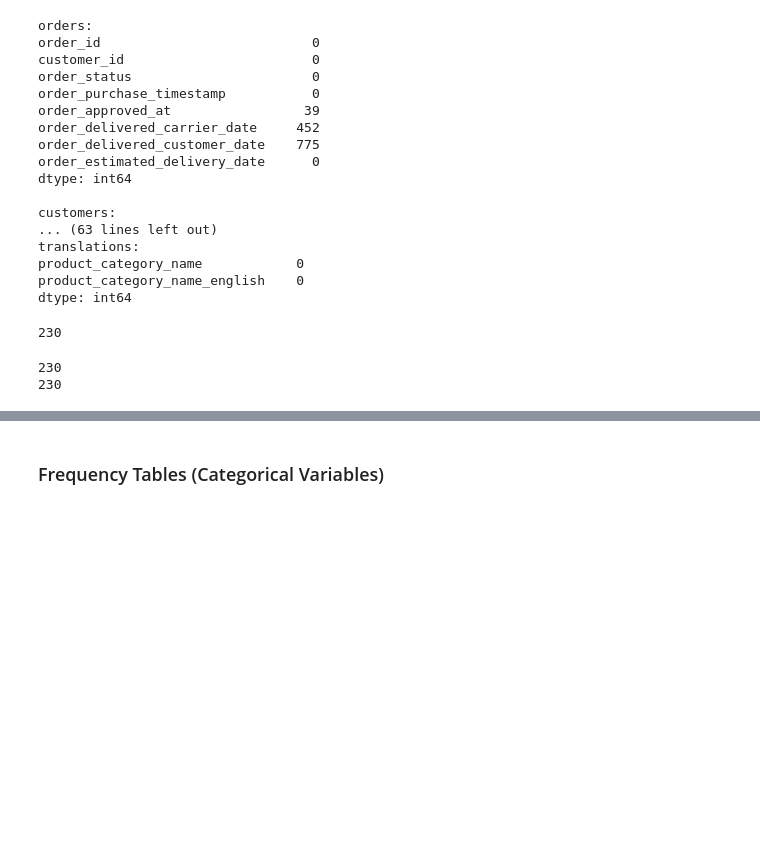
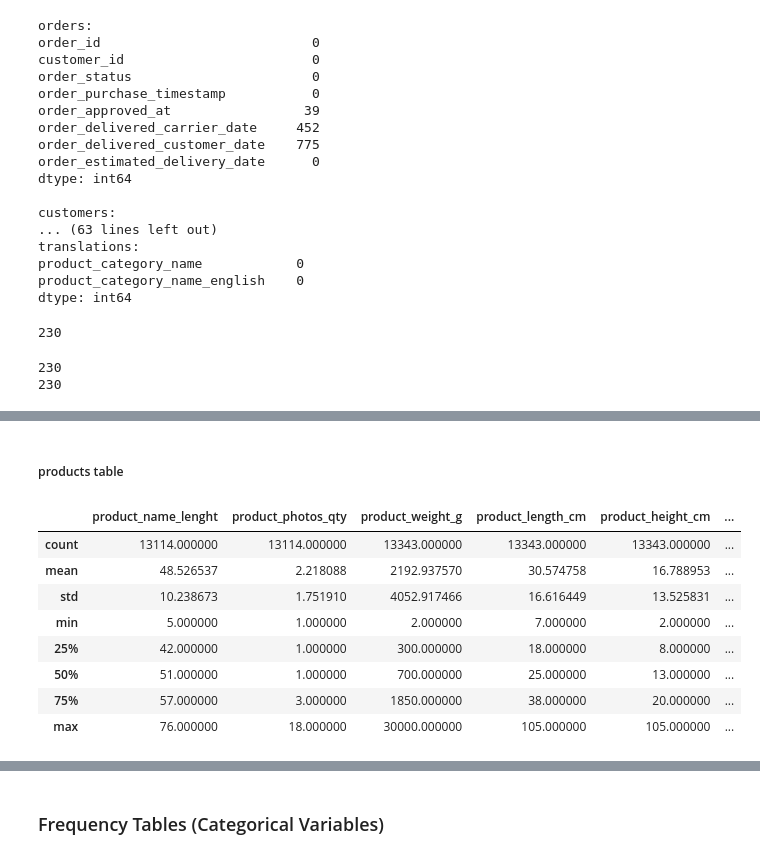
Before and after one commit to JonathanStachowiak/Option_2_Final_Project_Jonathan_Stachowiak, a Jupyter notebook: notebooks/olist_project_starter.ipynb, the cells around one changed output, grey strips where cells are left out. Drawn from its saved outputs; the diff is of its cells as text; code cells hidden in the pictures; blank space fills up the shorter version.

Commit message:
Milestone 1: completed descriptive statistics, frequency tables, early data quality issues, and initial cleaning plan

```diff
--- a/notebooks/olist_project_starter.ipynb
+++ b/notebooks/olist_project_starter.ipynb
@@ -316,0 +389,17 @@ print(missing_all_four.shape[0])
+# %% [markdown]
+##### products table
+# %%
+# Descriptive stats for quanititative variables in the products table.
+# Product description lenght was purposly excluded.
+products[["product_name_lenght", "product_photos_qty", "product_weight_g",
+          "product_length_cm", "product_height_cm", "product_width_cm"]].describe()
+# %% [output]
+|  | product_name_lenght | product_photos_qty | product_weight_g | product_length_cm | product_height_cm | ... |
+| count | 13114.000000 | 13114.000000 | 13343.000000 | 13343.000000 | 13343.000000 | ... |
+| mean | 48.526537 | 2.218088 | 2192.937570 | 30.574758 | 16.788953 | ... |
+| std | 10.238673 | 1.751910 | 4052.917466 | 16.616449 | 13.525831 | ... |
+| min | 5.000000 | 1.000000 | 2.000000 | 7.000000 | 2.000000 | ... |
+| 25% | 42.000000 | 1.000000 | 300.000000 | 18.000000 | 8.000000 | ... |
+| 50% | 51.000000 | 1.000000 | 700.000000 | 25.000000 | 13.000000 | ... |
+| 75% | 57.000000 | 3.000000 | 1850.000000 | 38.000000 | 20.000000 | ... |
+| max | 76.000000 | 18.000000 | 30000.000000 | 105.000000 | 105.000000 | ... |
```
Also changed, not shown: parts of 24 cells of this notebook.
